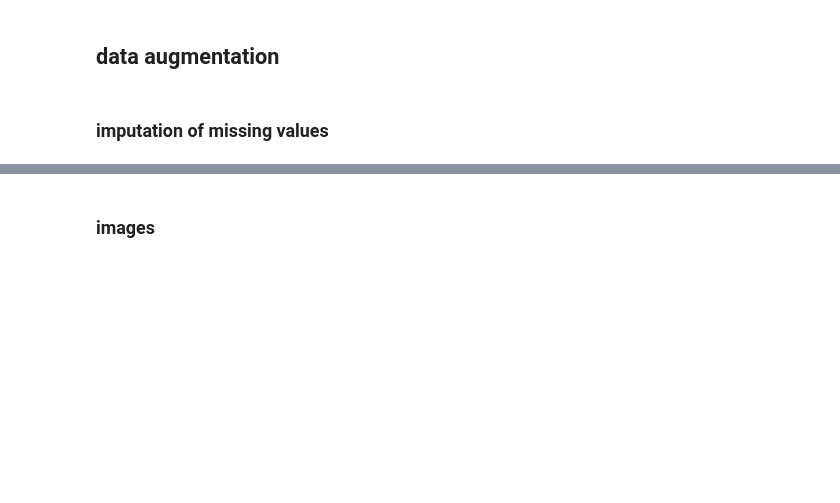
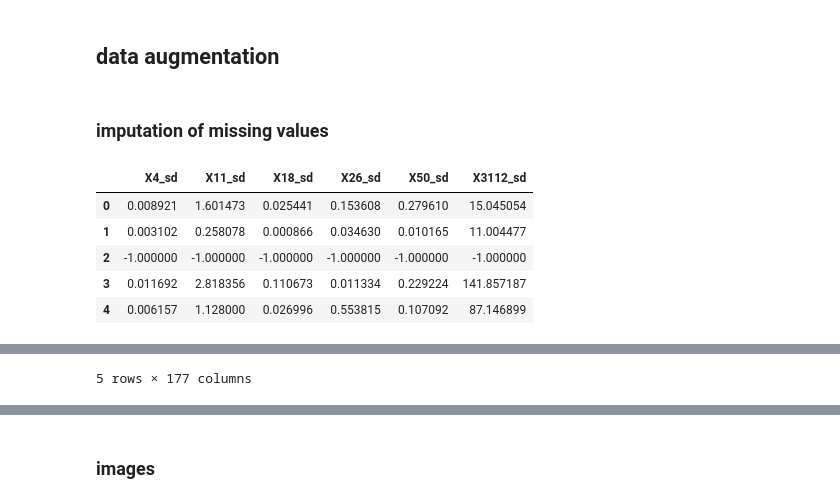
Before and after one commit to KaiErikNiermann/vu-ml-project, a Jupyter notebook: src/testing.ipynb, the cells around one changed output, grey strips where cells are left out. Cells and saved outputs as stored; diff of their text form; code cells hidden in the pictures; blank space fills up the shorter version.

```diff
--- a/src/testing.ipynb
+++ b/src/testing.ipynb
@@ -334,0 +361,12 @@ imputed_df = pd.DataFrame(imputed_tabluar)
+# %%
+display(tabular.head(5))
+
+df = pd.concat([df.iloc[:, :170], tabular, df['image_path']], axis=1)
+display(df.head(5))
+# %% [output]
+|  | X4_sd | X11_sd | X18_sd | X26_sd | X50_sd | X3112_sd |
+| 0 | 0.008921 | 1.601473 | 0.025441 | 0.153608 | 0.279610 | 15.045054 |
+| 1 | 0.003102 | 0.258078 | 0.000866 | 0.034630 | 0.010165 | 11.004477 |
+| 2 | -1.000000 | -1.000000 | -1.000000 | -1.000000 | -1.000000 | -1.000000 |
+| 3 | 0.011692 | 2.818356 | 0.110673 | 0.011334 | 0.229224 | 141.857187 |
+| 4 | 0.006157 | 1.128000 | 0.026996 | 0.553815 | 0.107092 | 87.146899 |
@@ -335,2 +379,3 @@ imputed_df = pd.DataFrame(imputed_tabluar)
+5 rows × 177 columns
 # %%
 imputed_df = imputed_df.rename(columns={i: f"{config.aux_class_names[i]}" for i in range(6)})
```
Also changed, not shown: parts of 23 cells of this notebook, 3 other files.
